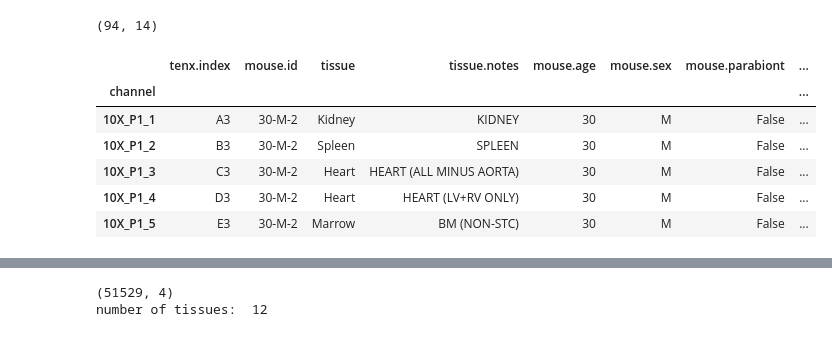
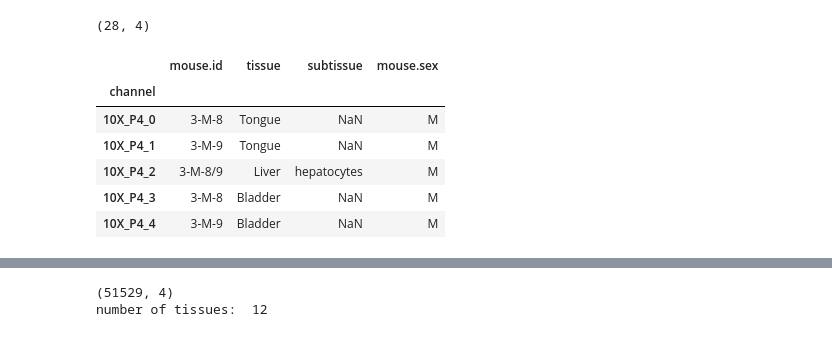
Before and after one commit to czbiohub-sf/tabula-muris, a Jupyter notebook: 01_figure1/figure1c.ipynb, the cells around one changed output, grey strips where cells are left out. Drawn from its saved outputs; the diff is of its cells as text; code cells hidden in the pictures.

```diff
--- a/01_figure1/figure1c.ipynb
+++ b/01_figure1/figure1c.ipynb
@@ -8,8 +1,14 @@ metadata_folder = os.path.join('..', 'metadata' )
 # %%
+import os
+import glob
+
+import numpy as np
 import pandas as pd
 import matplotlib.pyplot as plt
 import matplotlib
 import seaborn as sns
+
+
 
 # Editable text and proper LaTeX fonts in illustrator
 matplotlib.rcParams['ps.useafm'] = True
@@ -23,3 +22,14 @@ matplotlib.rcParams['mathtext.fontset'] = 'cm'
 %matplotlib inline
 
 sns.set(style='whitegrid', context='paper')
+
+
+data_ingest_folder = os.path.join('..', '00_data_ingest' )
+folder = os.path.join(data_ingest_folder, '14_ngenes_ncells_droplet')
+
+palette_folder = os.path.join(data_ingest_folder, '15_color_palette')
+
+cell_annotations_csv = os.path.join(data_ingest_folder, '01_droplet_raw_data', 'annotations_droplets.csv')
+cell_annotations = pd.read_csv(cell_annotations_csv)
+print(cell_annotations.shape)
+cell_annotations.head()
@@ -26,14 +44,14 @@ sns.set(style='whitegrid', context='paper')
 # %%
-csv = os.path.join(metadata_folder, 'MACA_10x.csv')
+csv = os.path.join(data_ingest_folder, '01_droplet_raw_data', 'metadata_droplet.csv')
 tenx_metadata = pd.read_csv(csv, index_col=0)
 print(tenx_metadata.shape)
 tenx_metadata.head()
 # %% [output]
-(94, 14)
+(28, 4)
-|  | tenx.index | mouse.id | tissue | tissue.notes | mouse.age | mouse.sex | mouse.parabiont | ... |
-| channel |  |  |  |  |  |  |  | ... |
-| 10X_P1_1 | A3 | 30-M-2 | Kidney | KIDNEY | 30 | M | False | ... |
-| 10X_P1_2 | B3 | 30-M-2 | Spleen | SPLEEN | 30 | M | False | ... |
-| 10X_P1_3 | C3 | 30-M-2 | Heart | HEART (ALL MINUS AORTA) | 30 | M | False | ... |
-| 10X_P1_4 | D3 | 30-M-2 | Heart | HEART (LV+RV ONLY) | 30 | M | False | ... |
-| 10X_P1_5 | E3 | 30-M-2 | Marrow | BM (NON-STC) | 30 | M | False | ... |
+|  | mouse.id | tissue | subtissue | mouse.sex |
+| channel |  |  |  |  |
+| 10X_P4_0 | 3-M-8 | Tongue | NaN | M |
+| 10X_P4_1 | 3-M-9 | Tongue | NaN | M |
+| 10X_P4_2 | 3-M-8/9 | Liver | hepatocytes | M |
+| 10X_P4_3 | 3-M-8 | Bladder | NaN | M |
+| 10X_P4_4 | 3-M-9 | Bladder | NaN | M |
```
Also changed, not shown: parts of 19 cells of this notebook, 5 other files.
